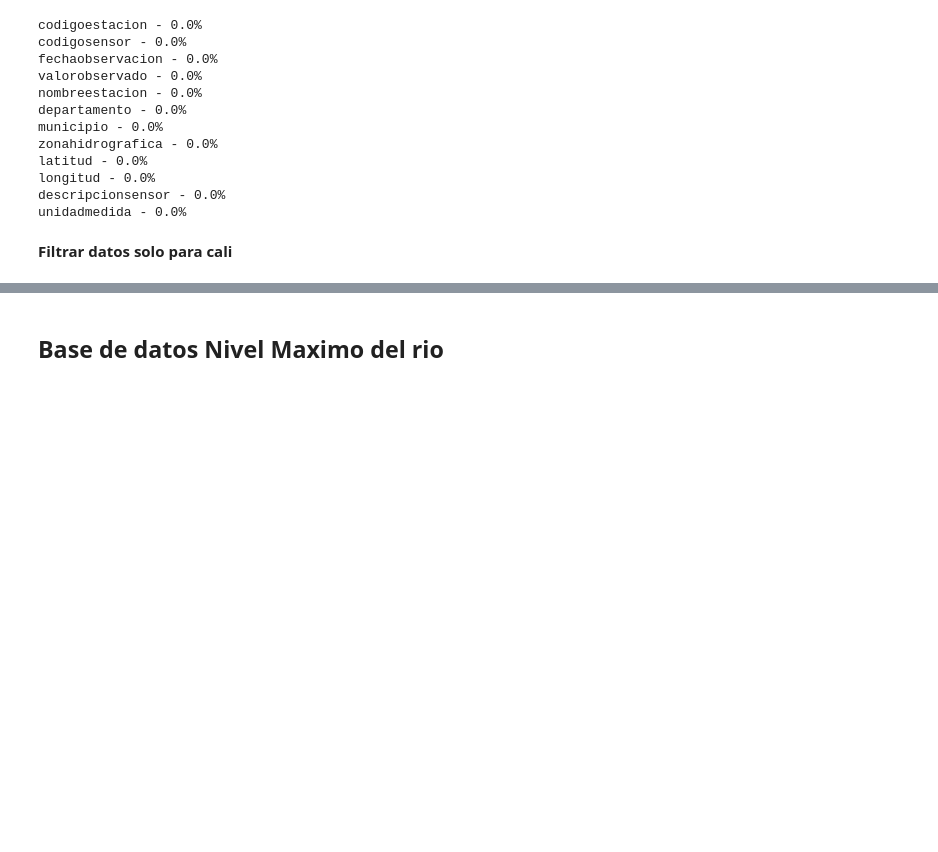
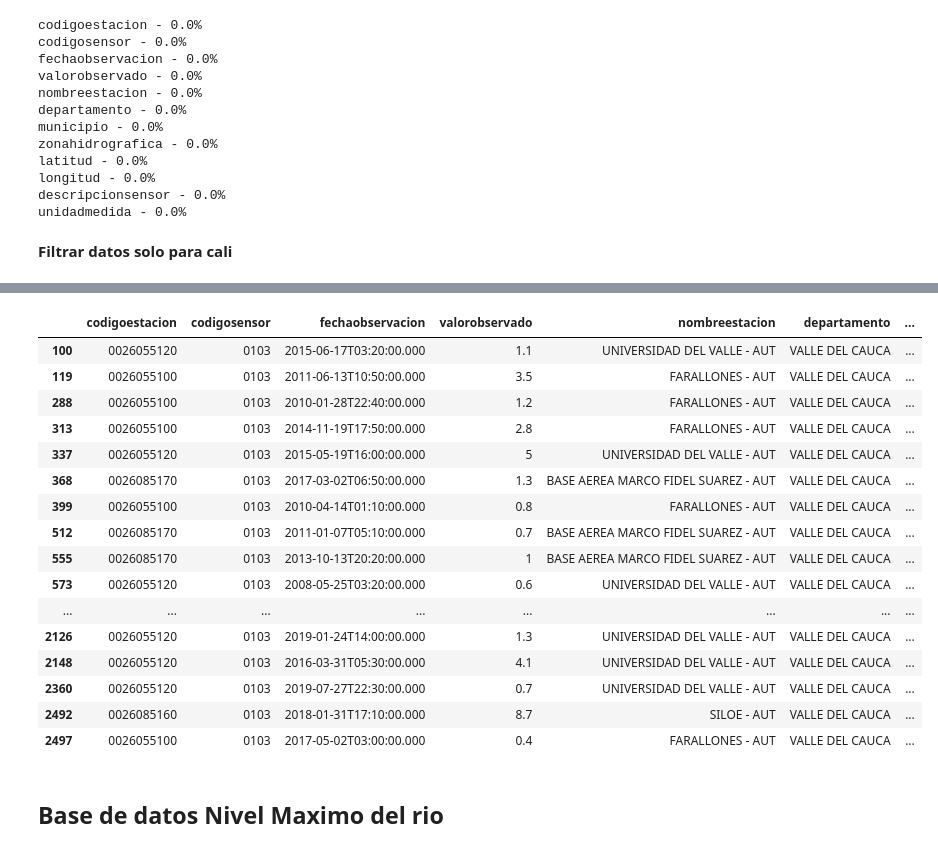
Before and after one commit to waltermayor/rescityUAO, a Jupyter notebook: PreprocesamientoDeDatos.ipynb, the cells around one changed output, grey strips where cells are left out. Drawn from its saved outputs; the diff is of its cells as text; code cells hidden in the pictures; blank space fills up the shorter version.

```diff
--- a/PreprocesamientoDeDatos.ipynb
+++ b/PreprocesamientoDeDatos.ipynb
@@ -522,7 +522,7 @@ dataInundCali.head(50)
 
 
 client = Socrata("www.datos.gov.co", None)
-results = client.get("sgfv-3yp8", limit=1000)
+results = client.get("sgfv-3yp8", limit=20000) #96,123,378
 dataAll = pd.DataFrame.from_records(results)
 # %% [output]
 WARNING:root:Requests made without an app_token will be subject to strict throttling limits.
@@ -555,8 +548,9 @@ unidadmedida - 0.0%
 # %% [markdown]
 **Filtrar datos solo para cali**
 # %%
-print(len(dataInund))
+print(len(dataAll))
 #filtrar datos solo para cali
-dataInundCali=dataInundAll[dataInundAll['municipio']=="CALI"]
-print(dataInundCali)
+dataInundCali=dataAll[dataAll['municipio']=="CALI"]
+print(len(dataInundCali))
+dataInundCali.head(50)
 # %% [output]
@@ -581,3 +559,20 @@ print(dataInundCali)
+|  | codigoestacion | codigosensor | fechaobservacion | valorobservado | nombreestacion | departamento | ... |
+| 100 | 0026055120 | 0103 | 2015-06-17T03:20:00.000 | 1.1 | UNIVERSIDAD DEL VALLE - AUT | VALLE DEL CAUCA | ... |
+| 119 | 0026055100 | 0103 | 2011-06-13T10:50:00.000 | 3.5 | FARALLONES - AUT | VALLE DEL CAUCA | ... |
+| 288 | 0026055100 | 0103 | 2010-01-28T22:40:00.000 | 1.2 | FARALLONES - AUT | VALLE DEL CAUCA | ... |
+| 313 | 0026055100 | 0103 | 2014-11-19T17:50:00.000 | 2.8 | FARALLONES - AUT | VALLE DEL CAUCA | ... |
+| 337 | 0026055120 | 0103 | 2015-05-19T16:00:00.000 | 5 | UNIVERSIDAD DEL VALLE - AUT | VALLE DEL CAUCA | ... |
+| 368 | 0026085170 | 0103 | 2017-03-02T06:50:00.000 | 1.3 | BASE AEREA MARCO FIDEL SUAREZ - AUT | VALLE DEL CAUCA | ... |
+| 399 | 0026055100 | 0103 | 2010-04-14T01:10:00.000 | 0.8 | FARALLONES - AUT | VALLE DEL CAUCA | ... |
+| 512 | 0026085170 | 0103 | 2011-01-07T05:10:00.000 | 0.7 | BASE AEREA MARCO FIDEL SUAREZ - AUT | VALLE DEL CAUCA | ... |
+| 555 | 0026085170 | 0103 | 2013-10-13T20:20:00.000 | 1 | BASE AEREA MARCO FIDEL SUAREZ - AUT | VALLE DEL CAUCA | ... |
+| 573 | 0026055120 | 0103 | 2008-05-25T03:20:00.000 | 0.6 | UNIVERSIDAD DEL VALLE - AUT | VALLE DEL CAUCA | ... |
+| ... | ... | ... | ... | ... | ... | ... | ... |
+| 2126 | 0026055120 | 0103 | 2019-01-24T14:00:00.000 | 1.3 | UNIVERSIDAD DEL VALLE - AUT | VALLE DEL CAUCA | ... |
+| 2148 | 0026055120 | 0103 | 2016-03-31T05:30:00.000 | 4.1 | UNIVERSIDAD DEL VALLE - AUT | VALLE DEL CAUCA | ... |
+| 2360 | 0026055120 | 0103 | 2019-07-27T22:30:00.000 | 0.7 | UNIVERSIDAD DEL VALLE - AUT | VALLE DEL CAUCA | ... |
+| 2492 | 0026085160 | 0103 | 2018-01-31T17:10:00.000 | 8.7 | SILOE - AUT | VALLE DEL CAUCA | ... |
+| 2497 | 0026055100 | 0103 | 2017-05-02T03:00:00.000 | 0.4 | FARALLONES - AUT | VALLE DEL CAUCA | ... |
 # %% [markdown]
 ## Base de datos Nivel Maximo del rio
 # %%
```
Also changed, not shown: parts of 14 cells of this notebook.
